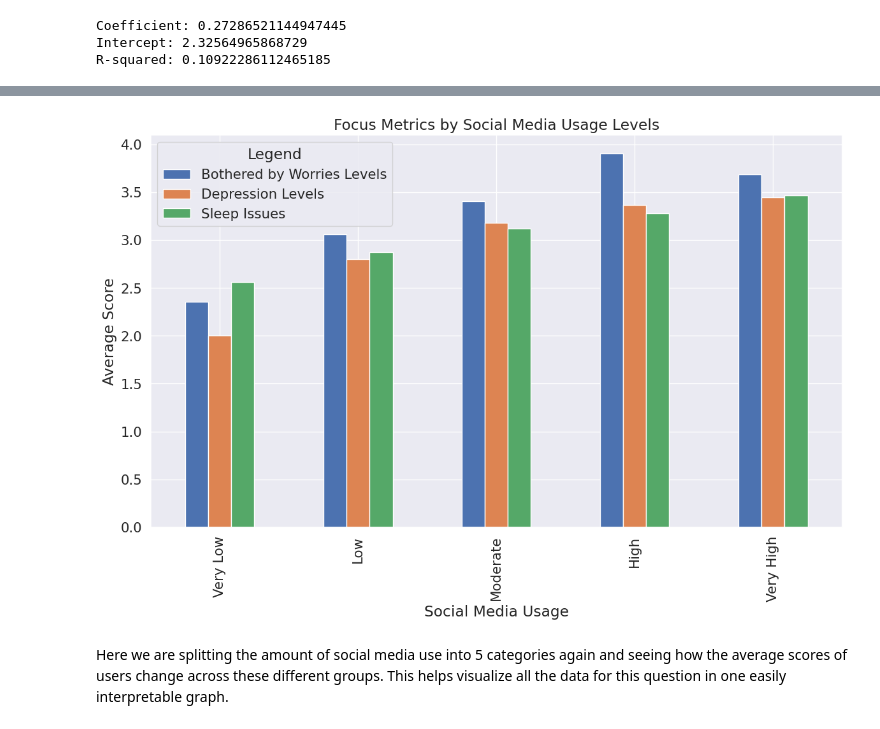
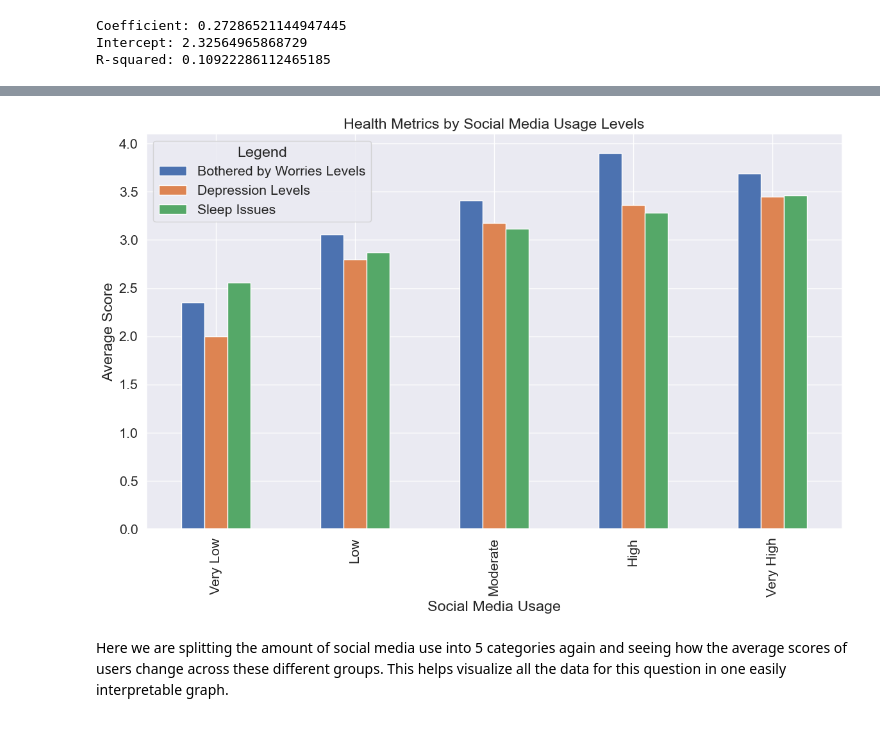
Before and after one commit to nshor47/SocialMedia_MentalHealth, a Jupyter notebook: DSC207R_Final_Project_Fall2024.ipynb, the cells around one changed output, grey strips where cells are left out. Saved outputs shown, nothing was run; the diff lists cells and outputs as text; code cells hidden in the pictures.

```diff
--- a/DSC207R_Final_Project_Fall2024.ipynb
+++ b/DSC207R_Final_Project_Fall2024.ipynb
@@ -50,7 +50,7 @@ import numpy as np
 from scipy.stats import ttest_ind
 from sklearn.linear_model import LinearRegression
 # %%
-dataset = pd.read_csv('/content/sample_data/smmh.csv')
+dataset = pd.read_csv('smmh.csv')
 # %% [markdown]
 Data Source: https://www.kaggle.com/datasets/souvikahmed071/social-media-and-mental-health/data
 # %%
@@ -403,23 +402,23 @@ R-squared: 0.030505959947184413
 # %%
 bins = [0, 1, 2, 3, 4, 5]
 labels = ["Very Low", "Low", "Moderate", "High", "Very High"]
 
 dataset["UsageCategory"] = pd.cut(dataset["TimeSpentNumeric"], bins=bins, labels=labels)
 
 grouped = dataset.groupby("UsageCategory")[["13. On a scale of 1 to 5, how much are you bothered by worries?",
                                             "18. How often do you feel depressed or down?",
                                             "20. On a scale of 1 to 5, how often do you face issues regarding sleep?"]].mean()
 legend_labels = ["Bothered by Worries Levels", "Depression Levels", "Sleep Issues"]
 ax = grouped.plot(kind="bar", figsize=(14, 8))
 ax.legend(labels=legend_labels, title="Legend")
 
-plt.title("Focus Metrics by Social Media Usage Levels")
+plt.title("Health Metrics by Social Media Usage Levels")
 plt.ylabel("Average Score")
 plt.xlabel("Social Media Usage")
 
 plt.show()
 # %% [output]
-[figure, old version]
+[figure, new version]
 # %% [markdown]
 Here we are splitting the amount of social media use into 5 categories again and seeing how the average scores of users change across these different groups. This helps visualize all the data for this question in one easily interpretable graph.
 # %% [markdown]
```
Also changed, not shown: parts of 18 cells of this notebook.
